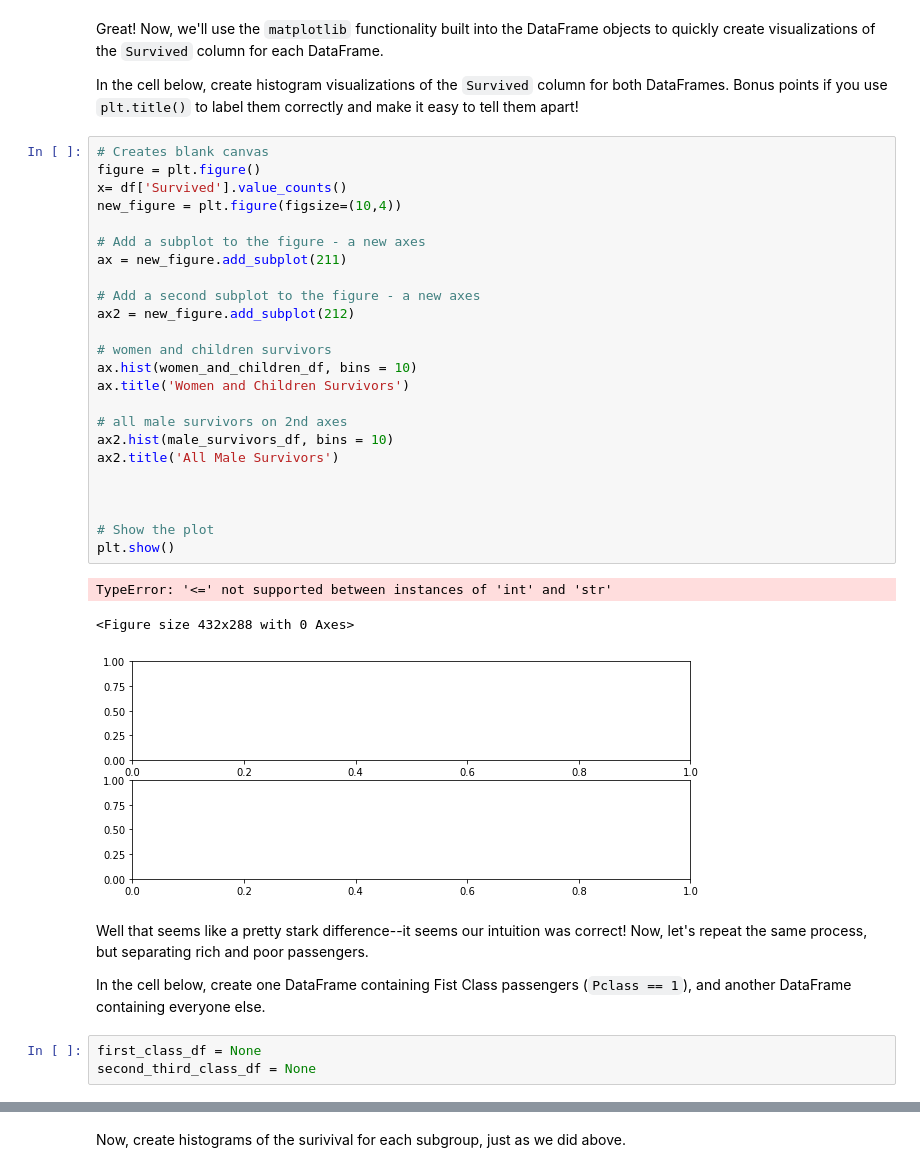
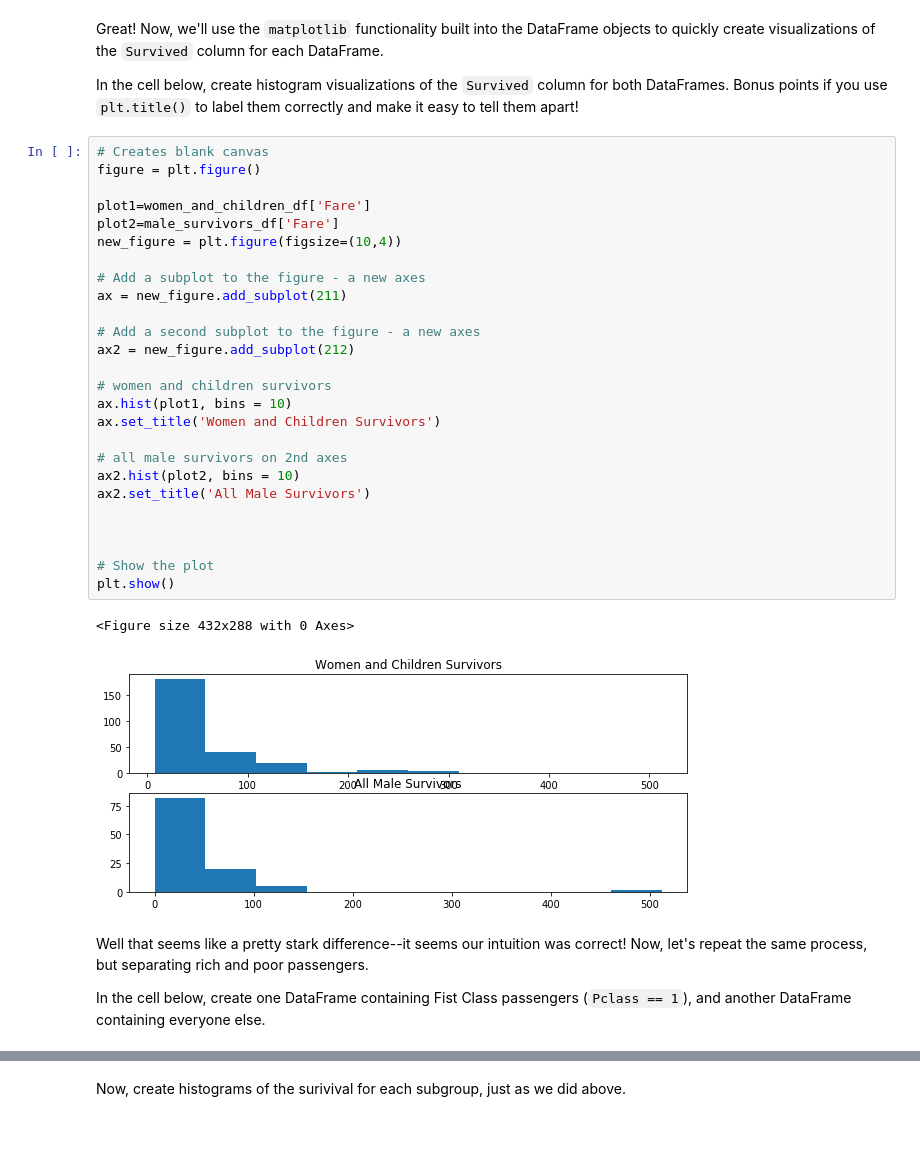
Before and after one commit to MissAle17/dsc-0-05-16-sql-with-pandas-online-ds-sp-000, a Jupyter notebook: index.ipynb, the cells around one changed output, grey strips where cells are left out. Cells and saved outputs as stored; diff of their text form; blank space fills up the shorter version.

```diff
--- a/index.ipynb
+++ b/index.ipynb
@@ -128,35 +128,33 @@ In the cell below, create histogram visualizations of the `Survived` column for
 # %%
 # Creates blank canvas
 figure = plt.figure()
-x= df['Survived'].value_counts()
+
+plot1=women_and_children_df['Fare']
+plot2=male_survivors_df['Fare']
 new_figure = plt.figure(figsize=(10,4))
 
 # Add a subplot to the figure - a new axes
 ax = new_figure.add_subplot(211)
 
 # Add a second subplot to the figure - a new axes
 ax2 = new_figure.add_subplot(212)
 
 # women and children survivors
-ax.hist(women_and_children_df, bins = 10)
-ax.title('Women and Children Survivors')
+ax.hist(plot1, bins = 10)
+ax.set_title('Women and Children Survivors')
 
 # all male survivors on 2nd axes
-ax2.hist(male_survivors_df, bins = 10)
-ax2.title('All Male Survivors')
+ax2.hist(plot2, bins = 10)
+ax2.set_title('All Male Survivors')
 
 
 
 # Show the plot
 plt.show()
 # %% [output]
-TypeError: '<=' not supported between instances of 'int' and 'str'
+<Figure size 432x288 with 0 Axes>
-<Figure size 432x288 with 0 Axes>
-[figure, old version]
+[figure, new version]
 # %% [markdown]
 Well that seems like a pretty stark difference--it seems our intuition was correct!  Now, let's repeat the same process, but separating rich and poor passengers.
 
 In the cell below, create one DataFrame containing Fist Class passengers (`Pclass == 1`), and another DataFrame containing everyone else.
-# %%
-first_class_df = None
-second_third_class_df = None
```
Also changed, not shown: parts of 4 cells of this notebook.
